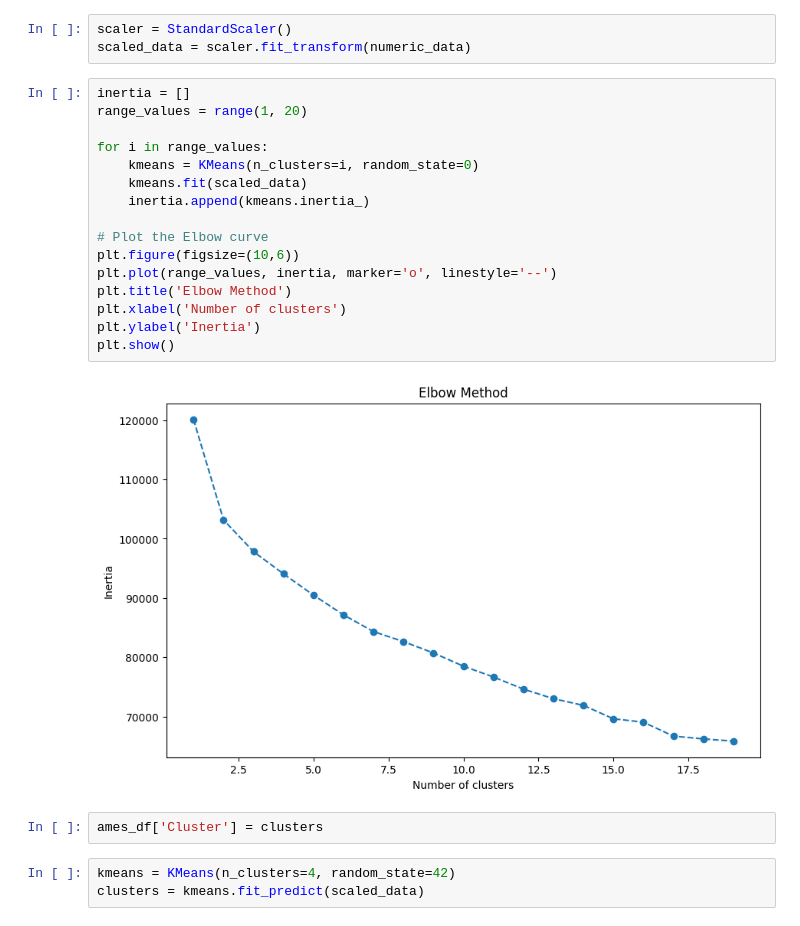
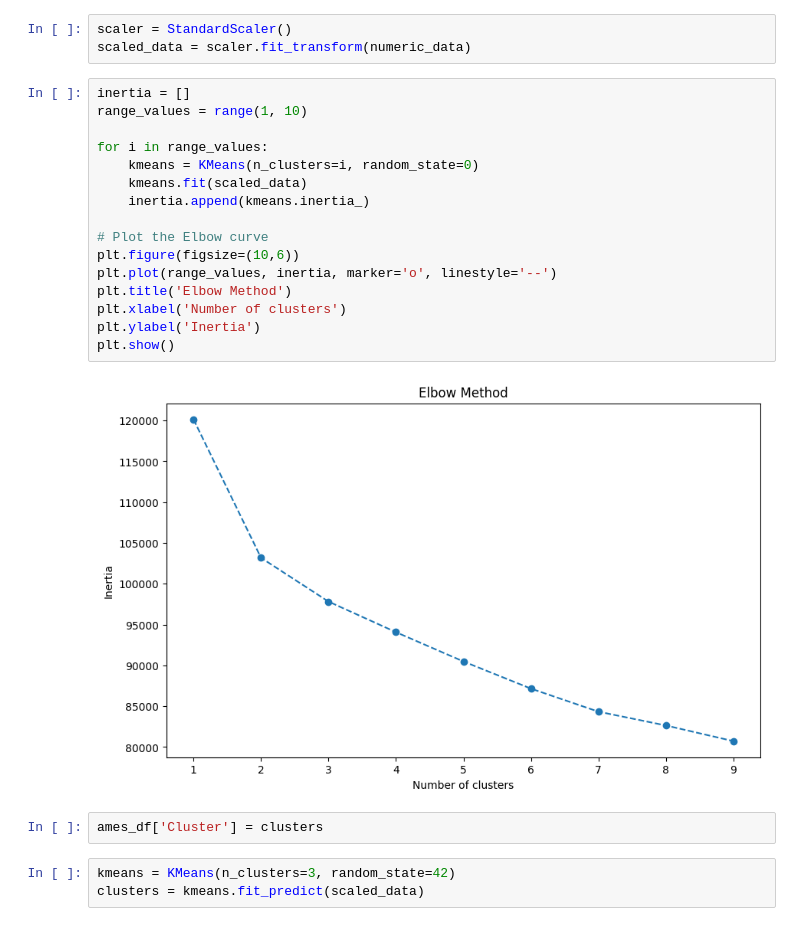
Before and after one commit to jessnguyen9/Ames-Housing-Machine-Learning-Project, a Jupyter notebook: Ames_Clustering.ipynb, the cells around one changed output. Saved outputs shown, nothing was run; the diff lists cells and outputs as text.

```diff
--- a/Ames_Clustering.ipynb
+++ b/Ames_Clustering.ipynb
@@ -38,26 +38,26 @@ scaler = StandardScaler()
 scaled_data = scaler.fit_transform(numeric_data)
 # %%
 inertia = []
-range_values = range(1, 20)
+range_values = range(1, 10)
 
 for i in range_values:
     kmeans = KMeans(n_clusters=i, random_state=0)
     kmeans.fit(scaled_data)
     inertia.append(kmeans.inertia_)
 
 # Plot the Elbow curve
 plt.figure(figsize=(10,6))
 plt.plot(range_values, inertia, marker='o', linestyle='--')
 plt.title('Elbow Method')
 plt.xlabel('Number of clusters')
 plt.ylabel('Inertia')
 plt.show()
 # %% [output]
-[figure, old version]
+[figure, new version]
 # %%
 ames_df['Cluster'] = clusters
 # %%
-kmeans = KMeans(n_clusters=4, random_state=42)
+kmeans = KMeans(n_clusters=3, random_state=42)
 clusters = kmeans.fit_predict(scaled_data)
 # %%
 cluster_summary = ames_df.groupby('Cluster').mean()
```
Also changed, not shown: parts of 9 cells of this notebook.
